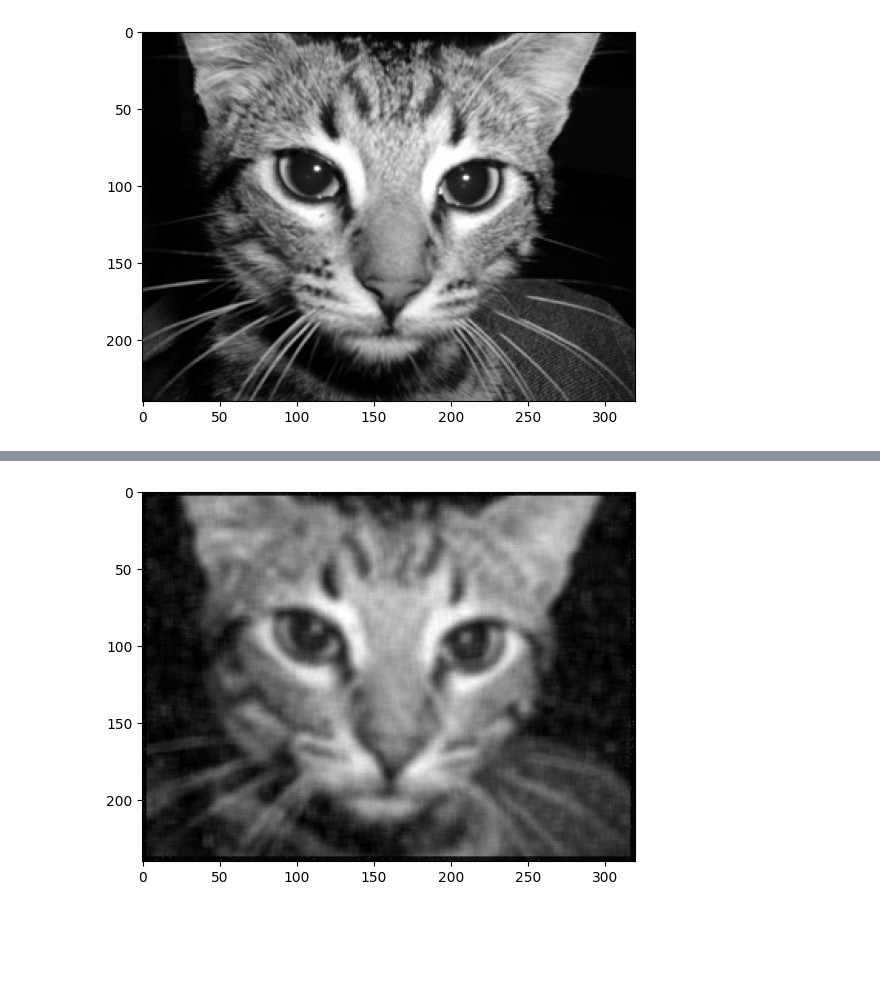
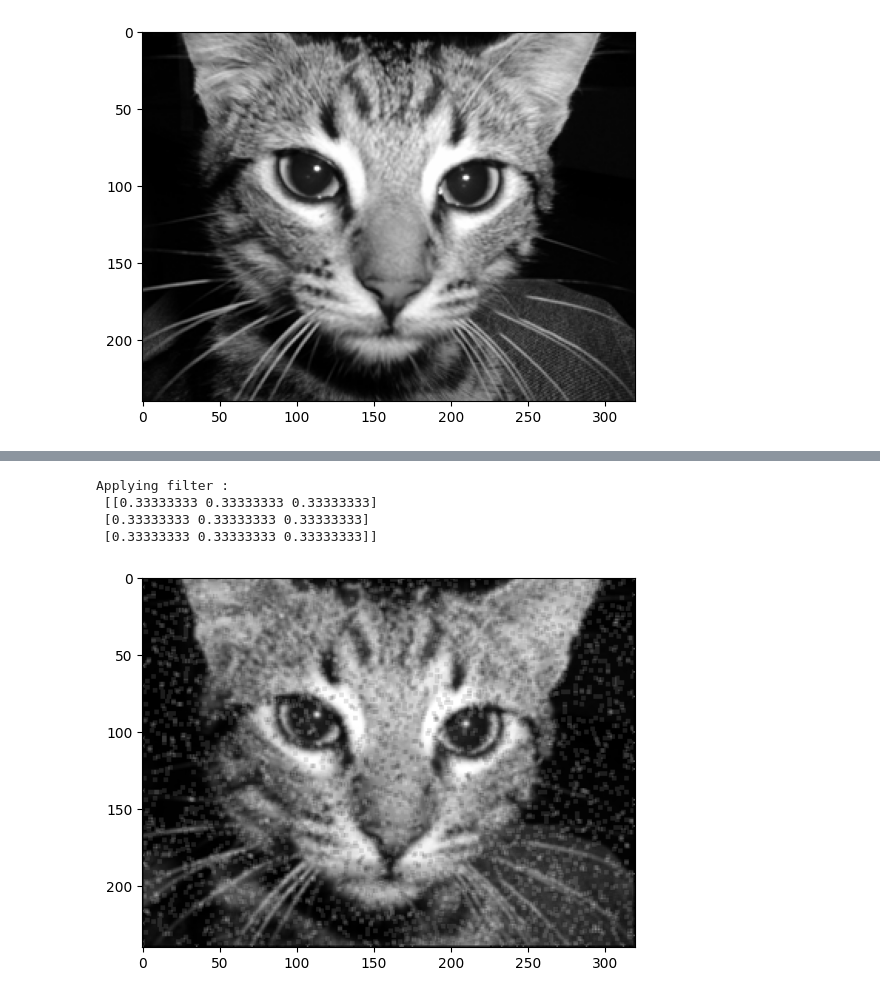
Before and after one commit to TaherJerbi/TraitementImages, a Jupyter notebook: TP3/tp3.ipynb, the cells around one changed output, grey strips where cells are left out. Cells and saved outputs as stored; diff of their text form; code cells hidden in the pictures; blank space fills up the shorter version.

```diff
--- a/TP3/tp3.ipynb
+++ b/TP3/tp3.ipynb
@@ -39,35 +39,39 @@ plt.show()
 # %%
 def filtreMoy(n):
     filtre = np.zeros((n,n))
     for i in range(0,n):
         for j in range(0,n):
             filtre[i][j] = 1.0/n
     return filtre
 
 def applyFilter(img, filtre):
     n = filtre.shape[0]
-
+    print("Applying filter : \n", filtre)
     new_im = np.zeros((img.shape[0], img.shape[1]))
     for i in range(0, img.shape[0]):
         for j in range(0,img.shape[1]):
             if i < n//2 or j < n//2 or i > img.shape[0] - n//2 - 1 or j > img.shape[1] - n//2 - 1:
                 new_im[i,j] = img[i,j]
             else:
                 window = img[i - n//2 : i + n//2 +1, j - n//2 : j + n//2 +1]
                 output = np.sum(window * filtre)
                 new_im[i,j] = output
     return new_im
 
 def applyFiltreMoy(img, n):
     new_im = applyFilter(img, filtreMoy(n))
     return new_im
 
 
-chatImgMoy = applyFiltreMoy(chatImgWithNoise, 7)
+chatImgMoy = applyFiltreMoy(chatImgWithNoise, 3)
 plt.imshow(chatImgMoy,cmap='gray')
 plt.show()
 # %% [output]
+Applying filter :
+ [[0.33333333 0.33333333 0.33333333]
+ [0.33333333 0.33333333 0.33333333]
+ [0.33333333 0.33333333 0.33333333]]
-[figure, old version]
+[figure, new version]
 # %%
 def applyMedianFilter(img, n):
     new_im = np.zeros((img.shape[0], img.shape[1]))
```
Also changed, not shown: parts of 3 cells of this notebook, 6 other files.
